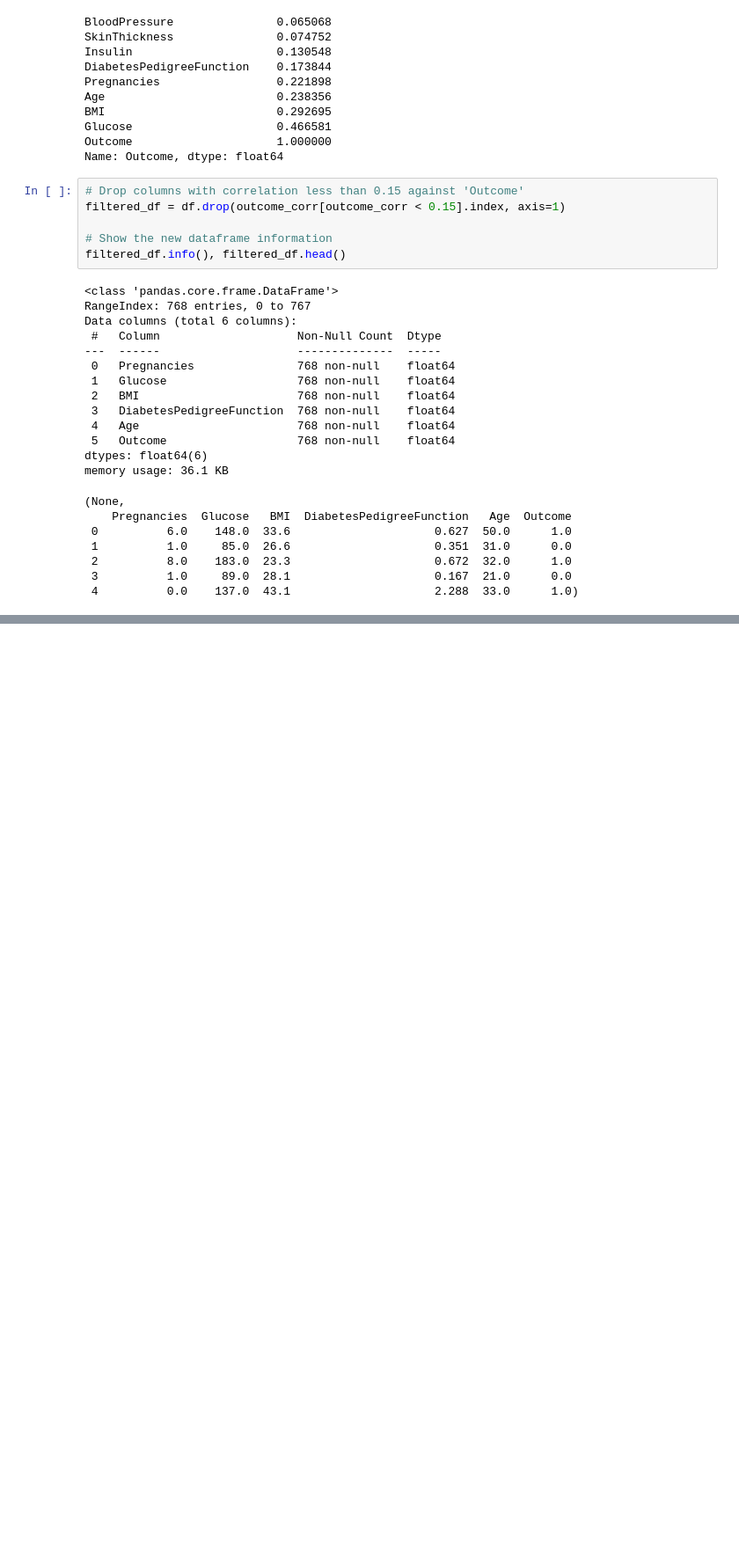
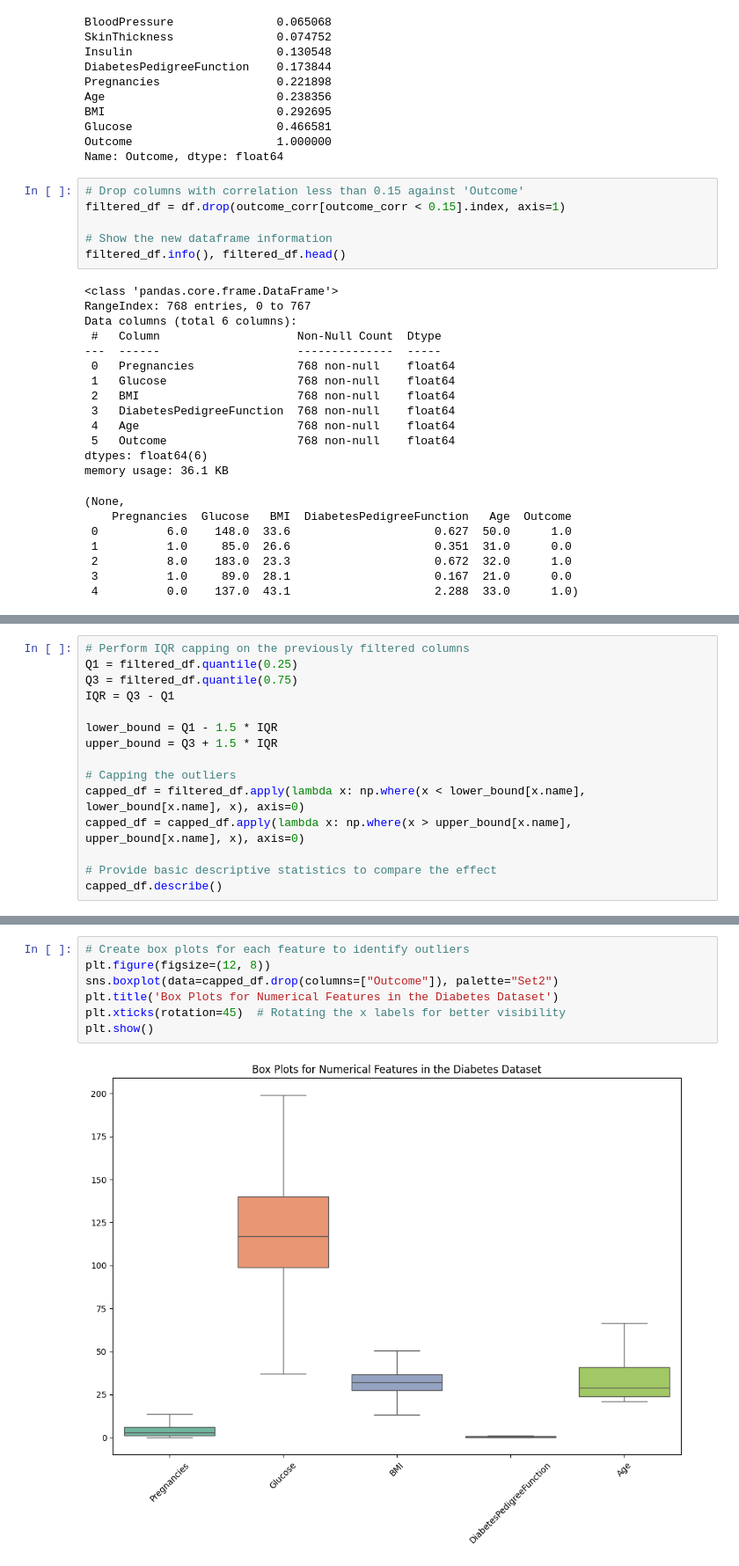
Before and after one commit to CakZemprongzz/TPOT-Assignment, a Jupyter notebook: code.ipynb, the cells around one changed output, grey strips where cells are left out. Shown at 88% size. Saved outputs shown, nothing was run; the diff lists cells and outputs as text; blank space fills up the shorter version.

```diff
--- a/code.ipynb
+++ b/code.ipynb
@@ -124,0 +129,15 @@ memory usage: 36.1 KB
+# %%
+# Perform IQR capping on the previously filtered columns
+Q1 = filtered_df.quantile(0.25)
+Q3 = filtered_df.quantile(0.75)
+IQR = Q3 - Q1
+
+lower_bound = Q1 - 1.5 * IQR
+upper_bound = Q3 + 1.5 * IQR
+
+# Capping the outliers
+capped_df = filtered_df.apply(lambda x: np.where(x < lower_bound[x.name], lower_bound[x.name], x), axis=0)
+capped_df = capped_df.apply(lambda x: np.where(x > upper_bound[x.name], upper_bound[x.name], x), axis=0)
+
+# Provide basic descriptive statistics to compare the effect
+capped_df.describe()
@@ -124,0 +154,9 @@ memory usage: 36.1 KB
+# %%
+# Create box plots for each feature to identify outliers
+plt.figure(figsize=(12, 8))
+sns.boxplot(data=capped_df.drop(columns=["Outcome"]), palette="Set2")
+plt.title('Box Plots for Numerical Features in the Diabetes Dataset')
+plt.xticks(rotation=45)  # Rotating the x labels for better visibility
+plt.show()
+# %% [output]
+[figure, added]
```
Also changed, not shown: parts of 5 cells of this notebook.
